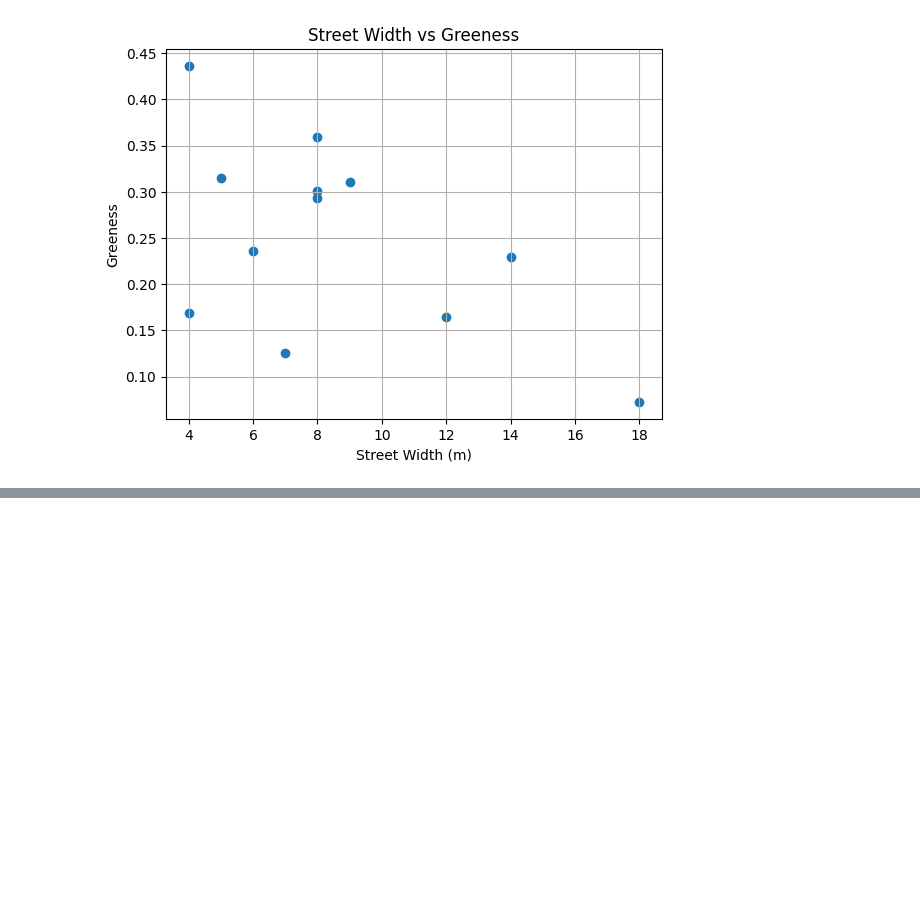
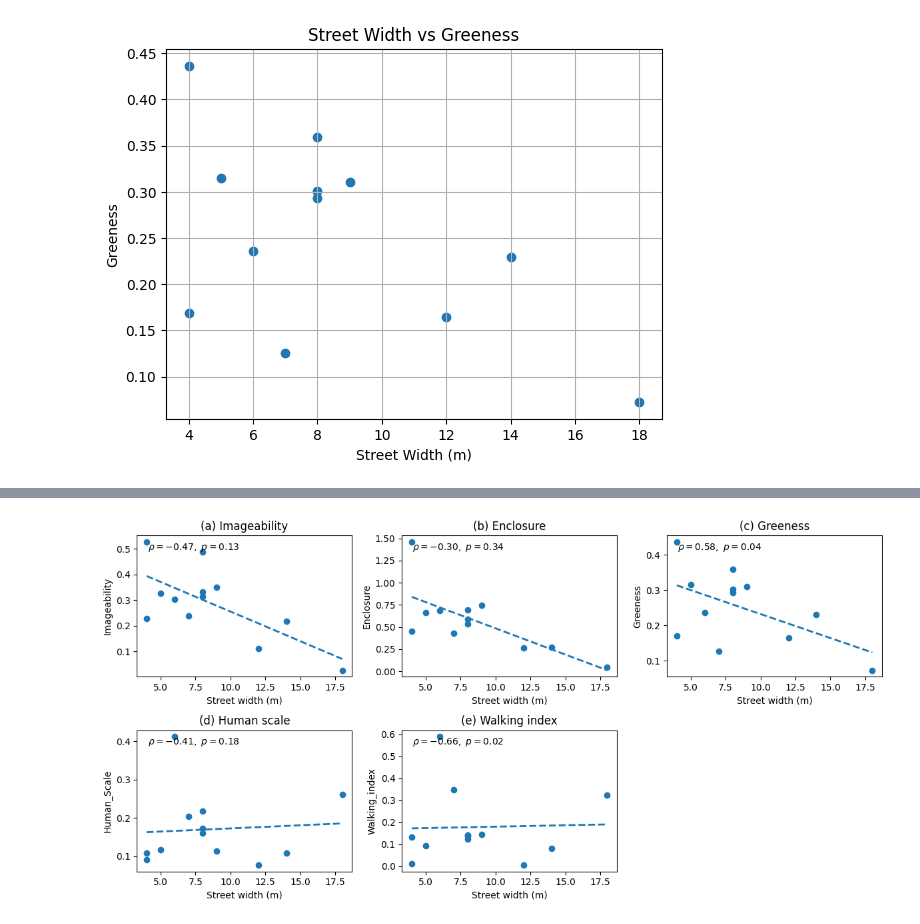
Before and after one commit to Hessam-Maniei/StreetPerception_ML, a Jupyter notebook: notebooks/copyresults.ipynb, the cells around one changed output, grey strips where cells are left out. Cells and saved outputs as stored; diff of their text form; code cells hidden in the pictures; blank space fills up the shorter version.

```diff
--- a/notebooks/copyresults.ipynb
+++ b/notebooks/copyresults.ipynb
@@ -2791,0 +2850,12 @@ plt.show()
+# %%
+epsilon = 1e-6  # small constant for numerical stability
+
+numeric_df_street["Walking_index"] = (
+
+    numeric_df_street["Person standing"] +
+    numeric_df_street["Person in group"]
+) / (
+    numeric_df_street["Path and sidewalk"] +
+    epsilon
+)
+display(numeric_df_street["Walking_index"])
@@ -2791,0 +2918,42 @@ plt.show()
+# %%
+
+
+x = numeric_df_street["Width_m"].values
+
+variables = [
+    ("Imageability", "(a) Imageability", r"$\rho = -0.47,\ p = 0.13$"),
+    ("Enclosure", "(b) Enclosure", r"$\rho = -0.30,\ p = 0.34$"),
+    ("Greeness", "(c) Greeness", r"$\rho = 0.58,\ p = 0.04$"),
+    ("Human_Scale", "(d) Human scale", r"$\rho = -0.41,\ p = 0.18$"),
+    ("Walking_index", "(e) Walking index", r"$\rho = -0.66,\ p = 0.02$")
+
+]
+fig, axes = plt.subplots(2, 3, figsize=(12, 6))
+axes = axes.flatten()
+gs = GridSpec(nrows=2, ncols=3, figure=fig, height_ratios=[2, 1])
+
+
+for i, (var, title, stat_text) in enumerate(variables):
+    y = numeric_df_street[var].values
+    ax = axes[i]
+
+    ax.scatter(x, y)
+    add_trend_line(x, y, ax)
+
+    ax.set_title(title)
+    ax.set_xlabel("Street width (m)")
+    ax.set_ylabel(var)
+
+    ax.text(
+        0.05, 0.90,
+        stat_text,
+        transform=ax.transAxes
+    )
+
+# remove the empty 6th subplot
+fig.delaxes(axes[-1])
+
+plt.tight_layout()
+plt.show()
+# %% [output]
+[figure, added]
```
Also changed, not shown: parts of 13 cells of this notebook, 2 other files.
